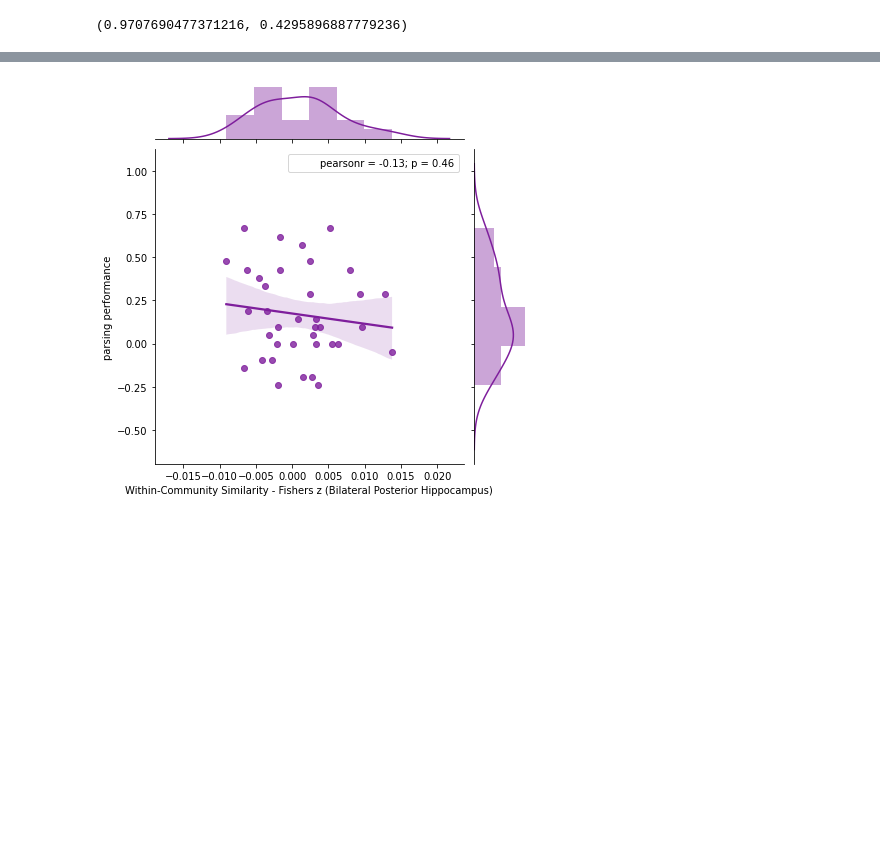
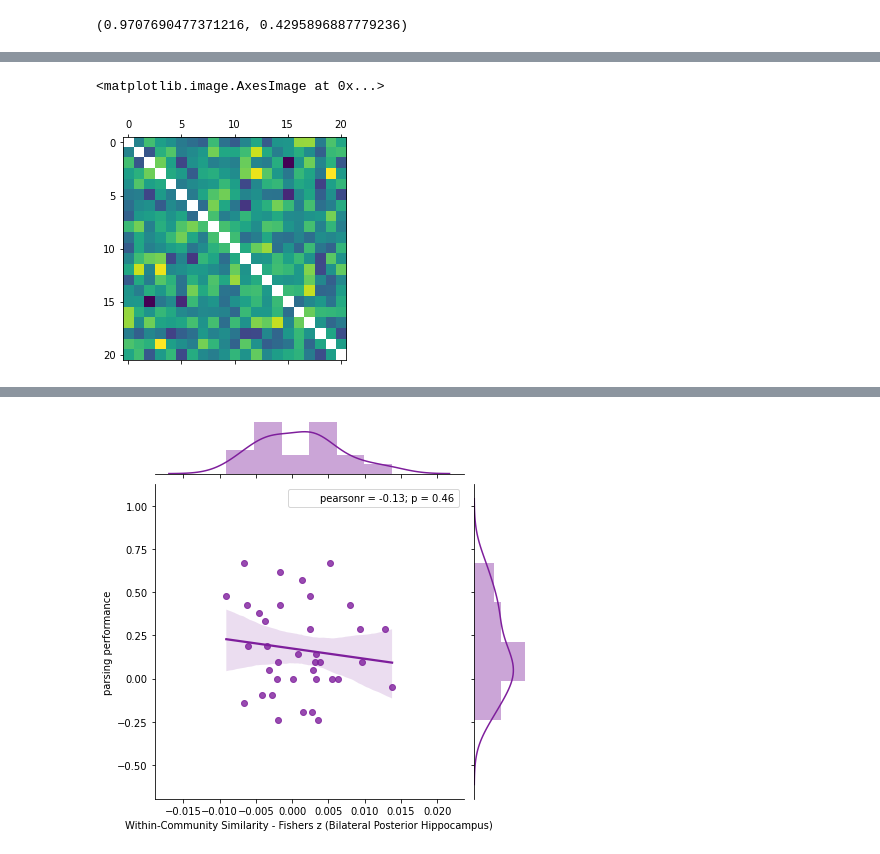
Before and after one commit to prestonlab/tesser_successor, a Jupyter notebook: jupyter/TesserScan_Behavior_vs_Neural.ipynb, the cells around one changed output, grey strips where cells are left out. Saved outputs shown, nothing was run; the diff lists cells and outputs as text; code cells hidden in the pictures; blank space fills up the shorter version.

```diff
--- a/jupyter/TesserScan_Behavior_vs_Neural.ipynb
+++ b/jupyter/TesserScan_Behavior_vs_Neural.ipynb
@@ -110,0 +126,8 @@ stats.shapiro(group_behavior['within_dist'])
+# %%
+this_roi = 'b_hip_ant'
+lsmeans_rand_21_b_ant = pd.read_csv(os.path.join(neu_lsmeans_dir + '/' + this_roi + '/' + 'overall_'  + this_roi + r'_LSMeans_scrambled_ItemSim.csv'), sep=',', header=None)
+lsmeans_rand_21_b_ant = lsmeans_rand_21_b_ant.values
+plt.matshow(lsmeans_rand_21_b_ant)
+# %% [output]
+<matplotlib.image.AxesImage at 0x...>
+[figure, added]
```
Also changed, not shown: parts of 19 cells of this notebook.
